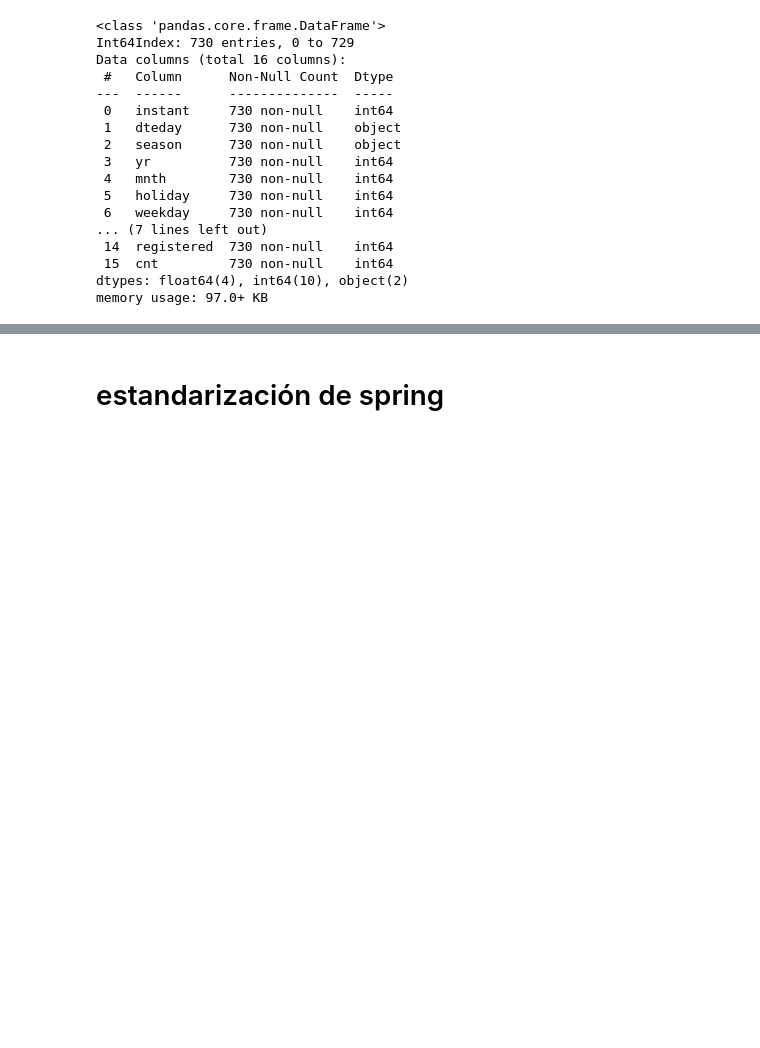
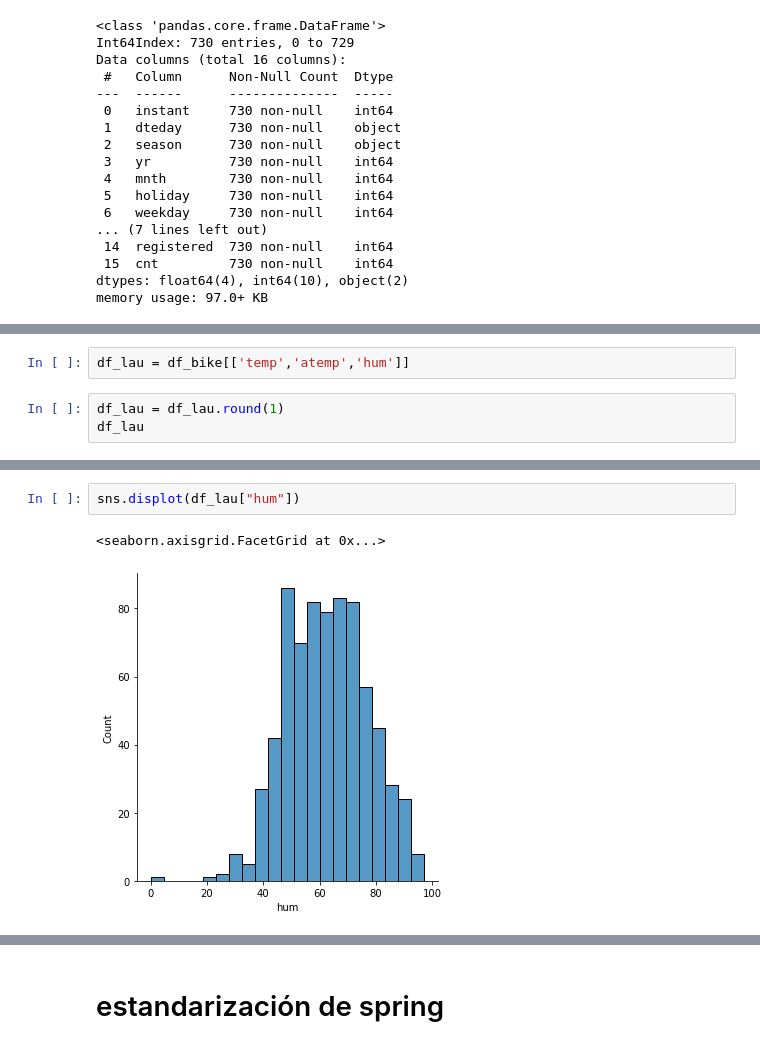
Before and after one commit to Adalab/project-da-promo-A-module-3-team-1, a Jupyter notebook: Proyecto.ipynb, the cells around one changed output, grey strips where cells are left out. Drawn from its saved outputs; the diff is of its cells as text; blank space fills up the shorter version.

```diff
--- a/Proyecto.ipynb
+++ b/Proyecto.ipynb
@@ -107,0 +111,5 @@ memory usage: 97.0+ KB
+# %%
+df_lau = df_bike[['temp','atemp','hum']]
+# %%
+df_lau = df_lau.round(1)
+df_lau
@@ -107,0 +164,5 @@ memory usage: 97.0+ KB
+# %%
+sns.displot(df_lau["hum"])
+# %% [output]
+<seaborn.axisgrid.FacetGrid at 0x...>
+[figure, added]
```
Also changed, not shown: parts of 29 cells of this notebook.
